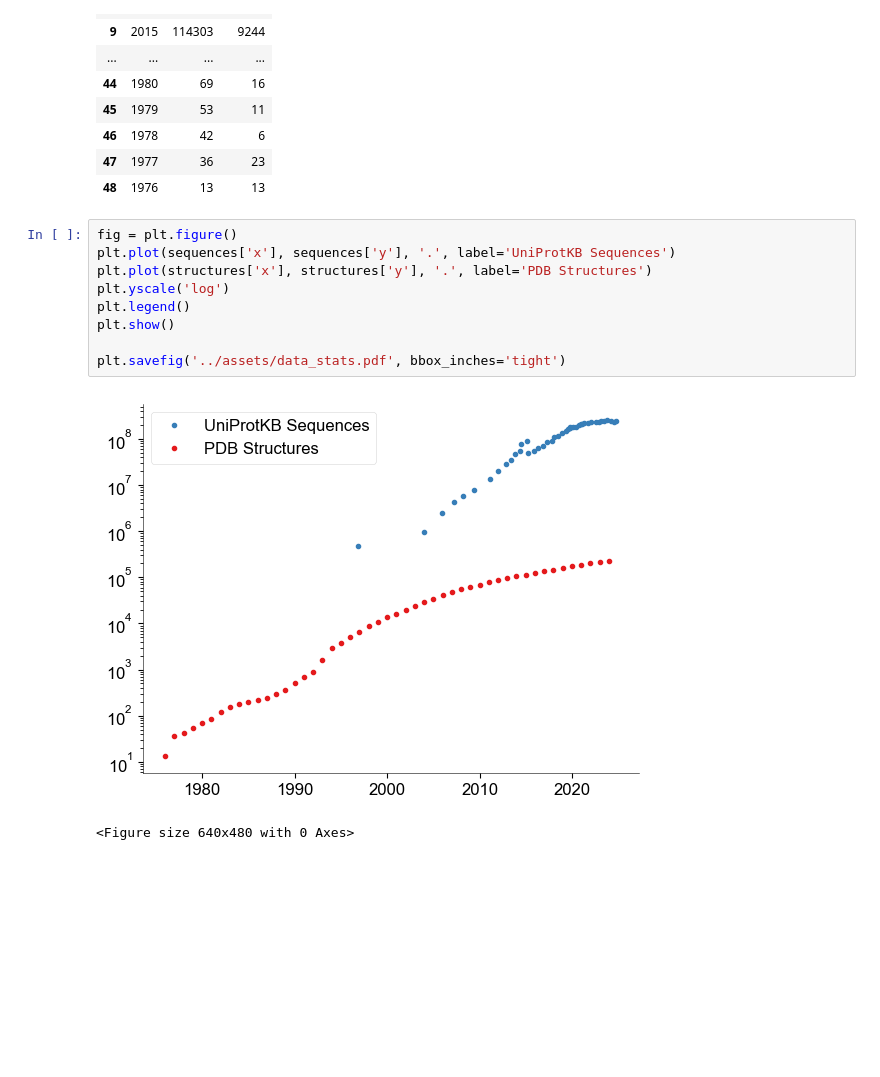
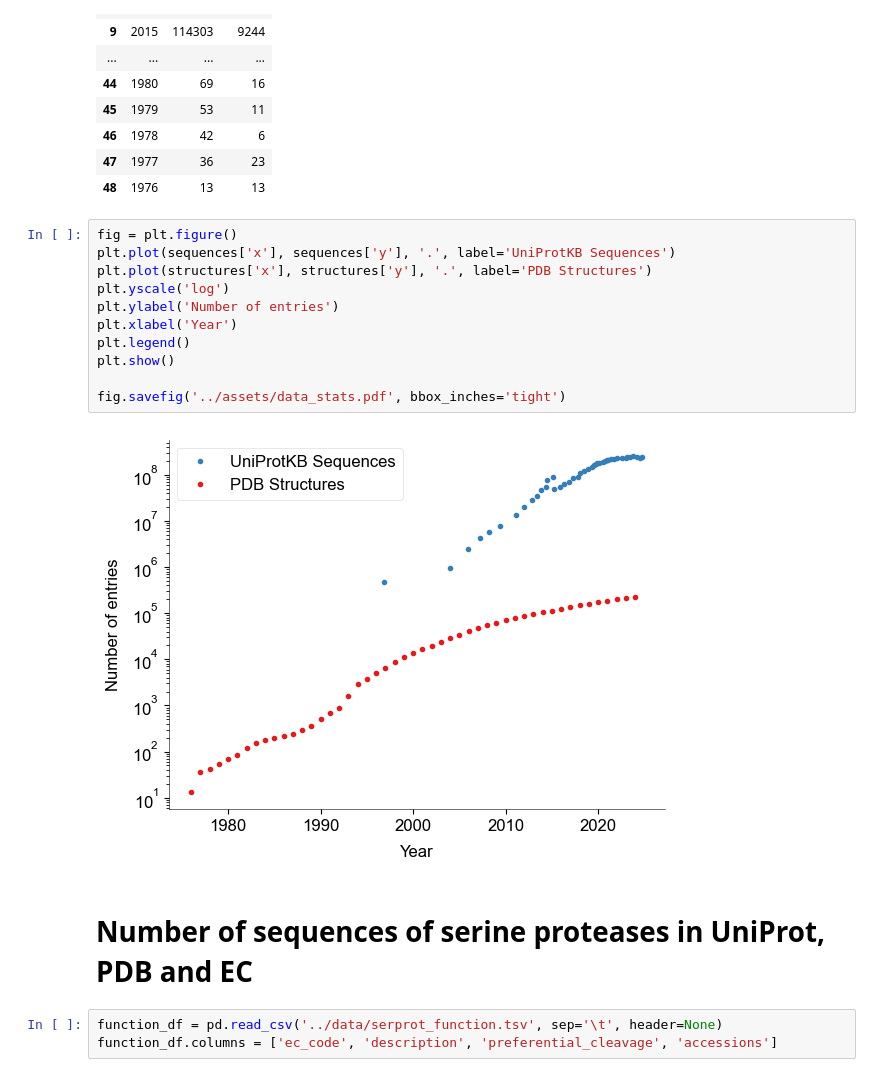
Before and after one commit to shoyip/SerProtAlign, a Jupyter notebook: notebooks/additional_figures.ipynb, the cells around one changed output. Drawn from its saved outputs; the diff is of its cells as text; blank space fills up the shorter version.

```diff
--- a/notebooks/additional_figures.ipynb
+++ b/notebooks/additional_figures.ipynb
@@ -32,12 +34,18 @@ structures
 # %%
 fig = plt.figure()
 plt.plot(sequences['x'], sequences['y'], '.', label='UniProtKB Sequences')
 plt.plot(structures['x'], structures['y'], '.', label='PDB Structures')
 plt.yscale('log')
+plt.ylabel('Number of entries')
+plt.xlabel('Year')
 plt.legend()
 plt.show()
 
-plt.savefig('../assets/data_stats.pdf', bbox_inches='tight')
+fig.savefig('../assets/data_stats.pdf', bbox_inches='tight')
 # %% [output]
-[figure, old version]
+[figure, new version]
-<Figure size 640x480 with 0 Axes>
+# %% [markdown]
+# Number of sequences of serine proteases in UniProt, PDB and EC
+# %%
+function_df = pd.read_csv('../data/serprot_function.tsv', sep='\t', header=None)
+function_df.columns = ['ec_code', 'description', 'preferential_cleavage', 'accessions']
```
Also changed, not shown: parts of 3 cells of this notebook, 1 other file.
